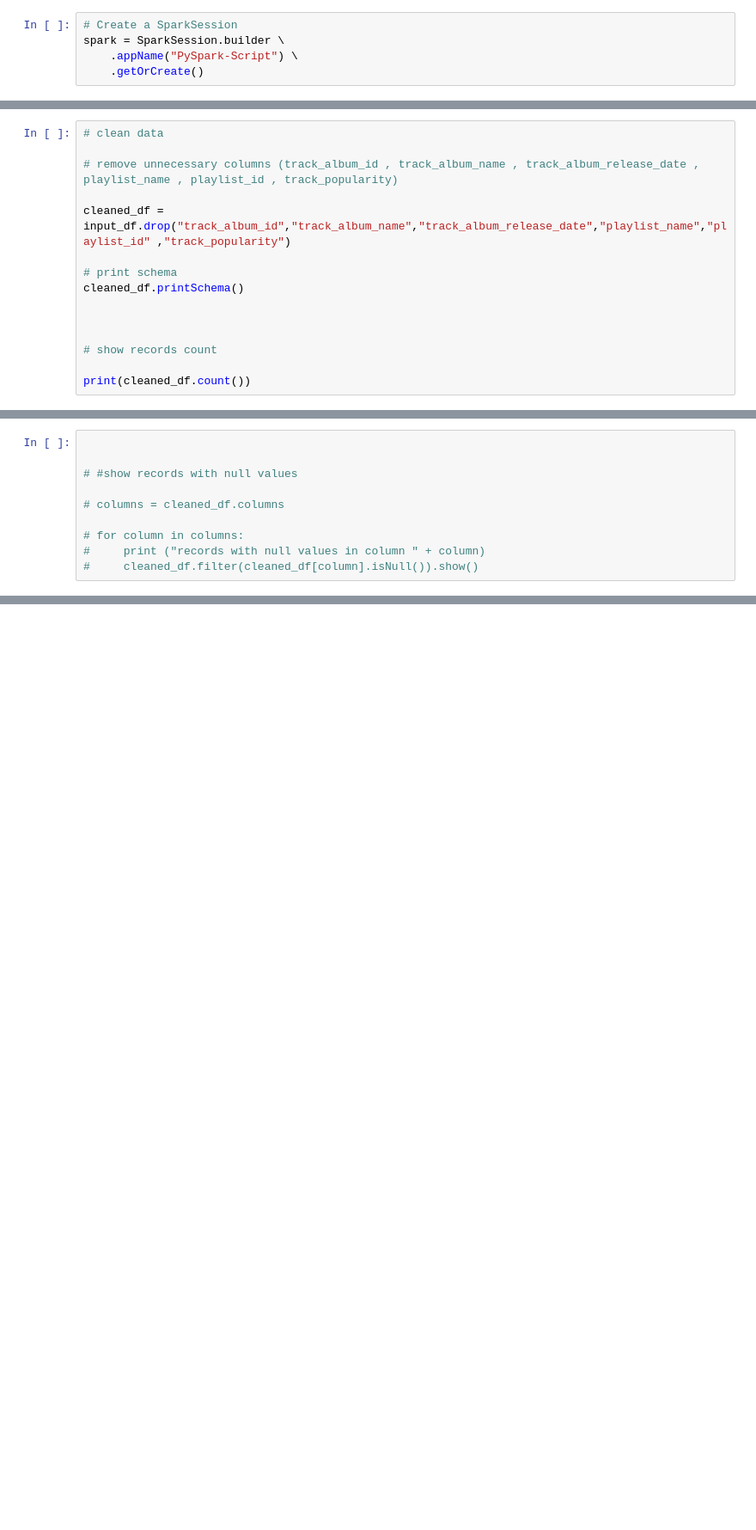
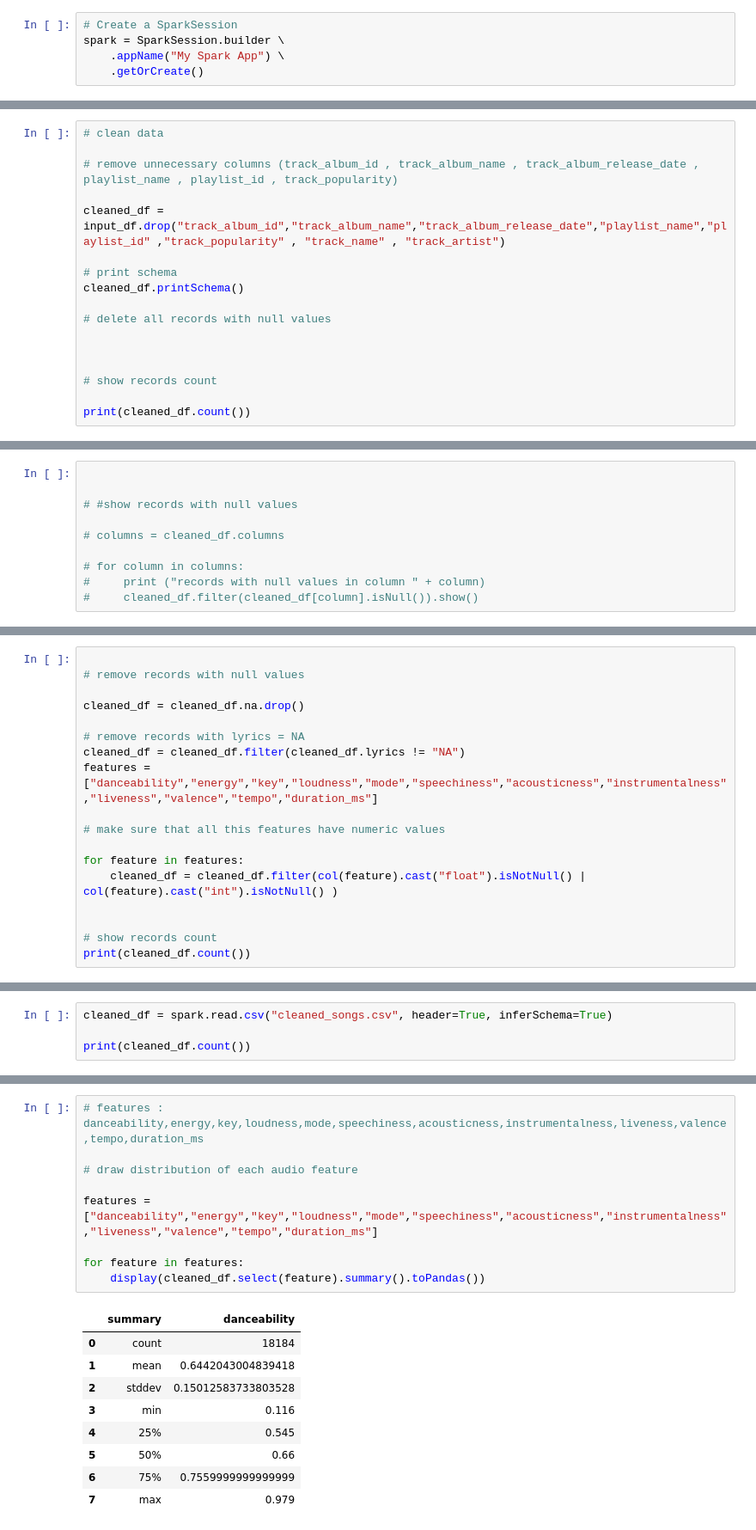
Before and after one commit to ahmedsaad562000/Song-Genre-Classifier, a Jupyter notebook: main.ipynb, the cells around one changed output, grey strips where cells are left out. Shown at 86% size. Saved outputs shown, nothing was run; the diff lists cells and outputs as text; blank space fills up the shorter version.

```diff
--- a/main.ipynb
+++ b/main.ipynb
@@ -12,7 +14,7 @@ findspark.find()
 # %%
 # Create a SparkSession
 spark = SparkSession.builder \
-    .appName("PySpark-Script") \
+    .appName("My Spark App") \
     .getOrCreate()
 # %%
 input_df = spark.read.csv("spotify_songs.csv", header=True, inferSchema=True)
@@ -42,10 +44,12 @@ root
 
 # remove unnecessary columns (track_album_id , track_album_name , track_album_release_date , playlist_name , playlist_id , track_popularity)
 
-cleaned_df = input_df.drop("track_album_id","track_album_name","track_album_release_date","playlist_name","playlist_id" ,"track_popularity")
+cleaned_df = input_df.drop("track_album_id","track_album_name","track_album_release_date","playlist_name","playlist_id" ,"track_popularity" , "track_name" , "track_artist")
 
 # print schema
 cleaned_df.printSchema()
+
+# delete all records with null values
 
 
 
@@ -92,0 +90,18 @@ print(cleaned_df.count())
+# %%
+
+# remove records with null values
+
+cleaned_df = cleaned_df.na.drop()
+
+# remove records with lyrics = NA
+cleaned_df = cleaned_df.filter(cleaned_df.lyrics != "NA")
+features = ["danceability","energy","key","loudness","mode","speechiness","acousticness","instrumentalness","liveness","valence","tempo","duration_ms"]
+
+# make sure that all this features have numeric values
+
+for feature in features:
+    cleaned_df = cleaned_df.filter(col(feature).cast("float").isNotNull() | col(feature).cast("int").isNotNull() )
+
+
+# show records count
+print(cleaned_df.count())
@@ -169,0 +172,4 @@ pandas_df.to_csv("cleaned_songs.csv", index=False)
+# %%
+cleaned_df = spark.read.csv("cleaned_songs.csv", header=True, inferSchema=True)
+
+print(cleaned_df.count())
@@ -169,0 +178,19 @@ pandas_df.to_csv("cleaned_songs.csv", index=False)
+# %%
+# features : danceability,energy,key,loudness,mode,speechiness,acousticness,instrumentalness,liveness,valence,tempo,duration_ms
+
+# draw distribution of each audio feature
+
+features = ["danceability","energy","key","loudness","mode","speechiness","acousticness","instrumentalness","liveness","valence","tempo","duration_ms"]
+
+for feature in features:
+    display(cleaned_df.select(feature).summary().toPandas())
+# %% [output]
+|  | summary | danceability |
+| 0 | count | 18184 |
+| 1 | mean | 0.6442043004839418 |
+| 2 | stddev | 0.15012583733803528 |
+| 3 | min | 0.116 |
+| 4 | 25% | 0.545 |
+| 5 | 50% | 0.66 |
+| 6 | 75% | 0.7559999999999999 |
+| 7 | max | 0.979 |
```
Also changed, not shown: parts of 10 cells of this notebook, 3 other files.
